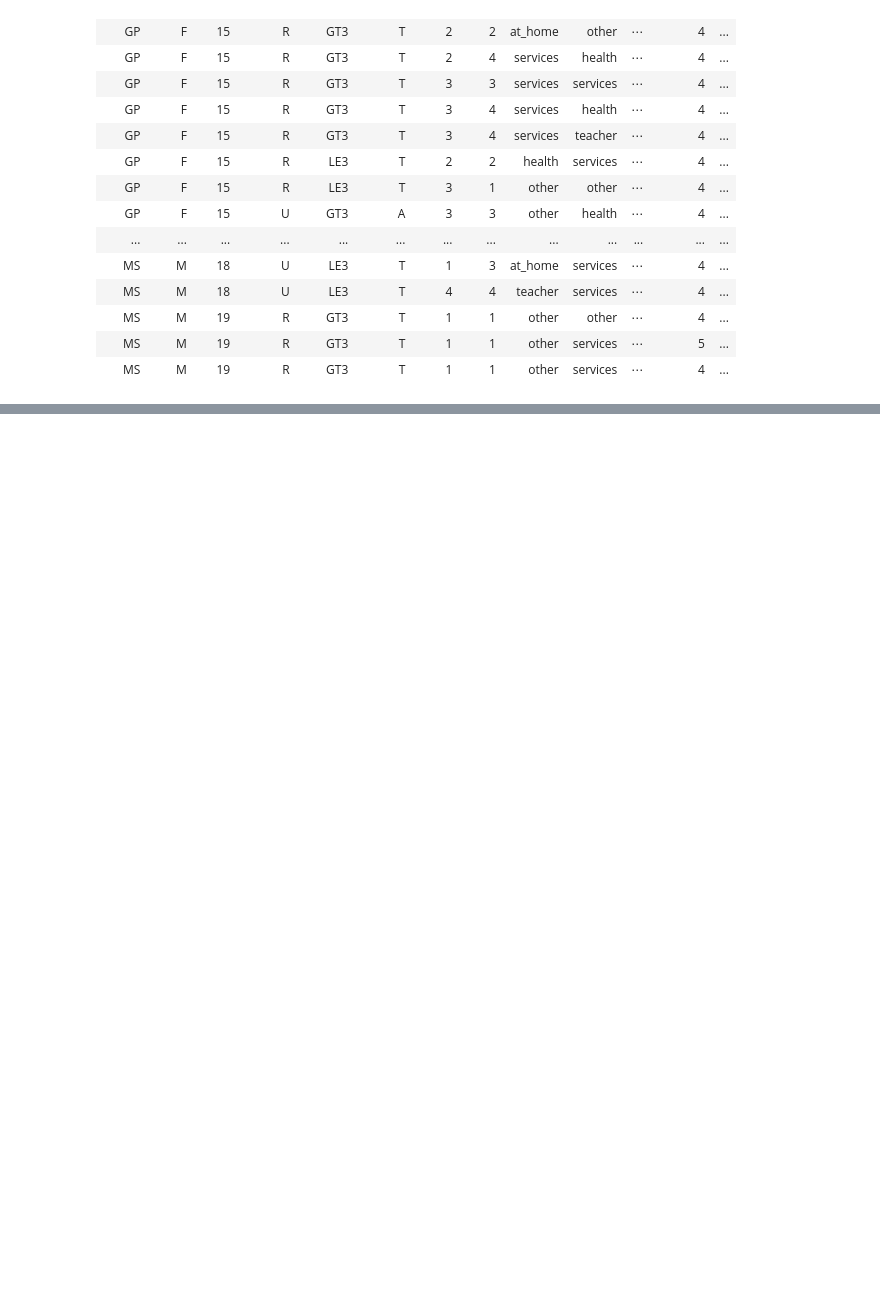
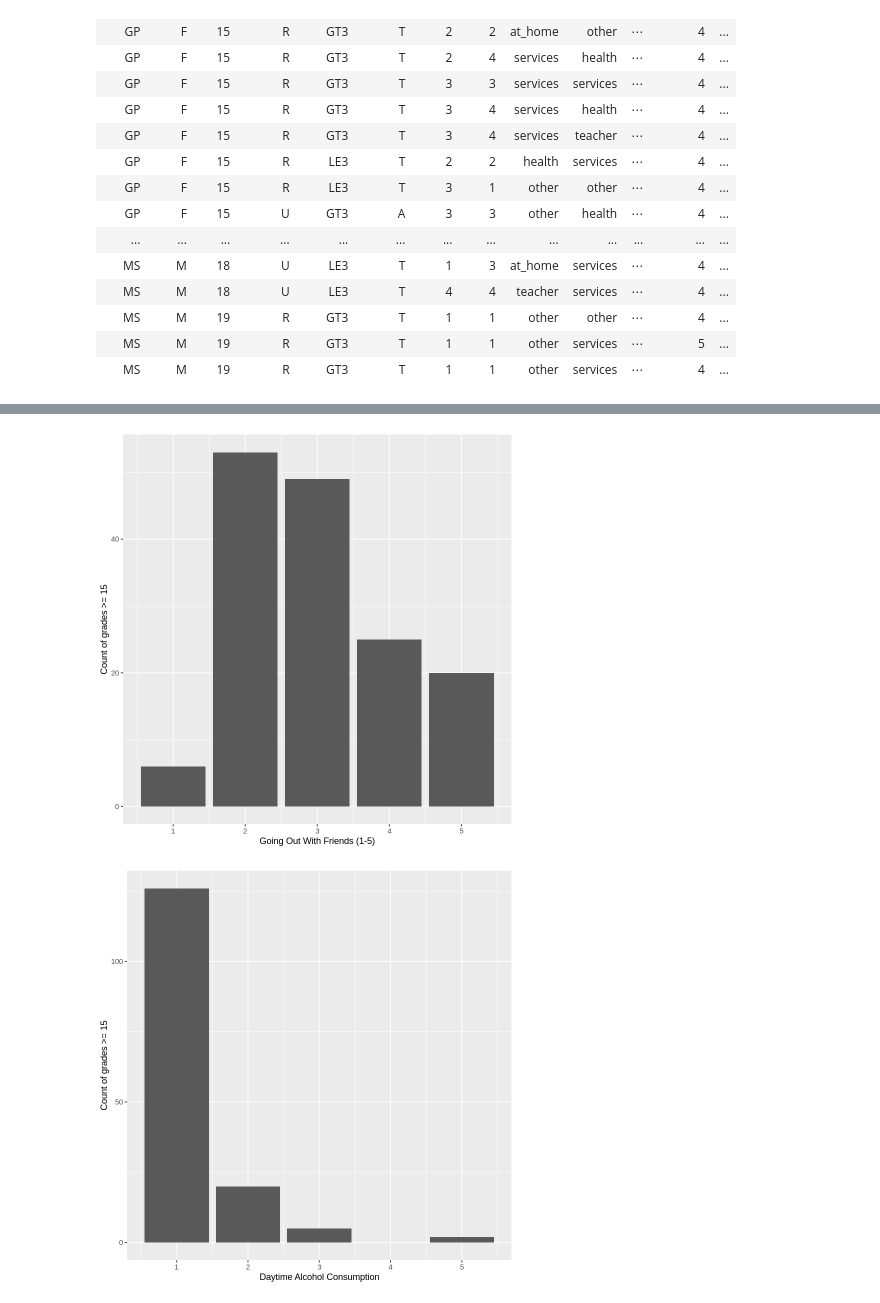
Before and after one commit to eto168/DSCI100_team24_project_proposal, a Jupyter notebook: Test.ipynb, the cells around one changed output, grey strips where cells are left out. Drawn from its saved outputs; the diff is of its cells as text; code cells hidden in the pictures; blank space fills up the shorter version.

Commit message:
Add back visualization

```diff
--- a/Test.ipynb
+++ b/Test.ipynb
@@ -213,0 +199,25 @@ A data.frame: 1044 × 4
+# %%
+goout_viz <- data_train %>%
+             filter(G3 >= 15) %>%
+             ggplot(aes(x = goout)) +
+             geom_bar() +
+             xlab("Going Out With Friends (1-5)") +
+             ylab("Count of grades >= 15")
+dalc_viz <- data_train %>%
+            filter(G3 >= 15) %>%
+             ggplot(aes(x = Dalc)) +
+             geom_bar() +
+             xlab("Daytime Alcohol Consumption") +
+             ylab("Count of grades >= 15")
+walc_viz <- data_train %>%
+            filter(G3 >= 15) %>%
+             ggplot(aes(x = Walc)) +
+             geom_bar() +
+             xlab("Weekend Alcohol Consumption") +
+             ylab("Count of grades >= 15")
+goout_viz
+dalc_viz
+walc_viz
+# %% [output]
+[figure, added]
+[figure, added]
```
Also changed, not shown: parts of 10 cells of this notebook, 1 other file.
